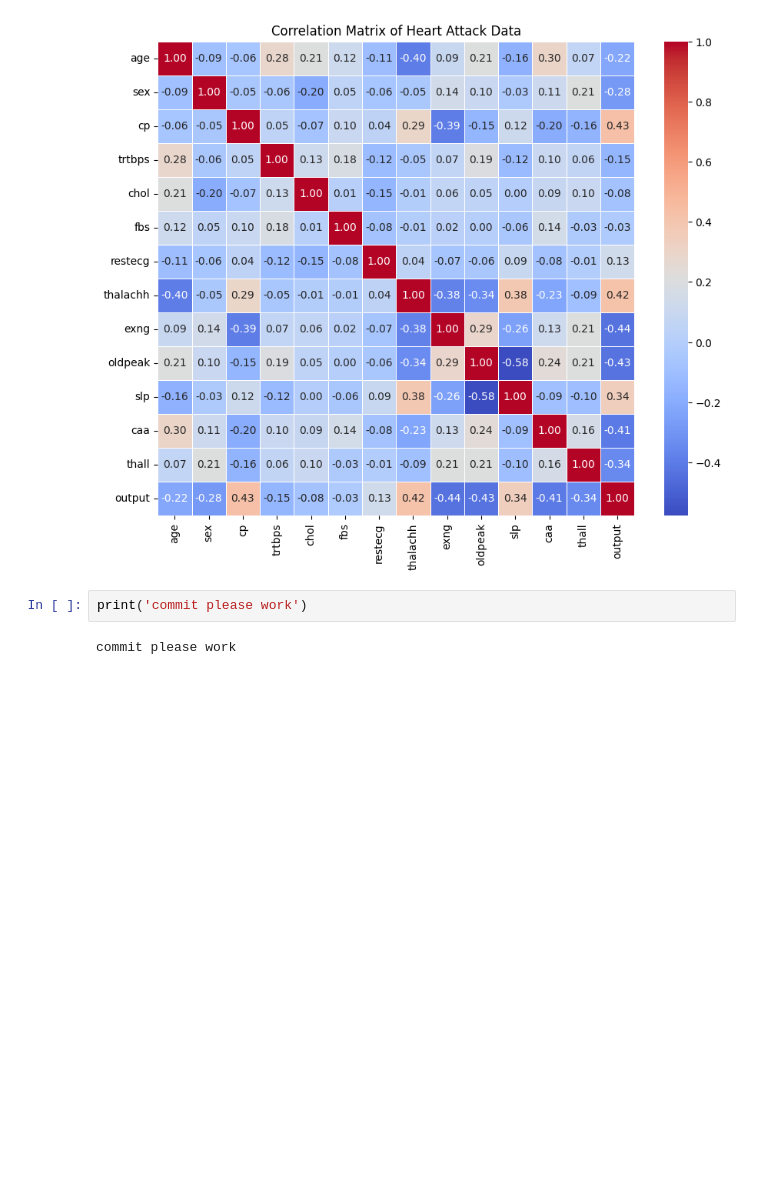
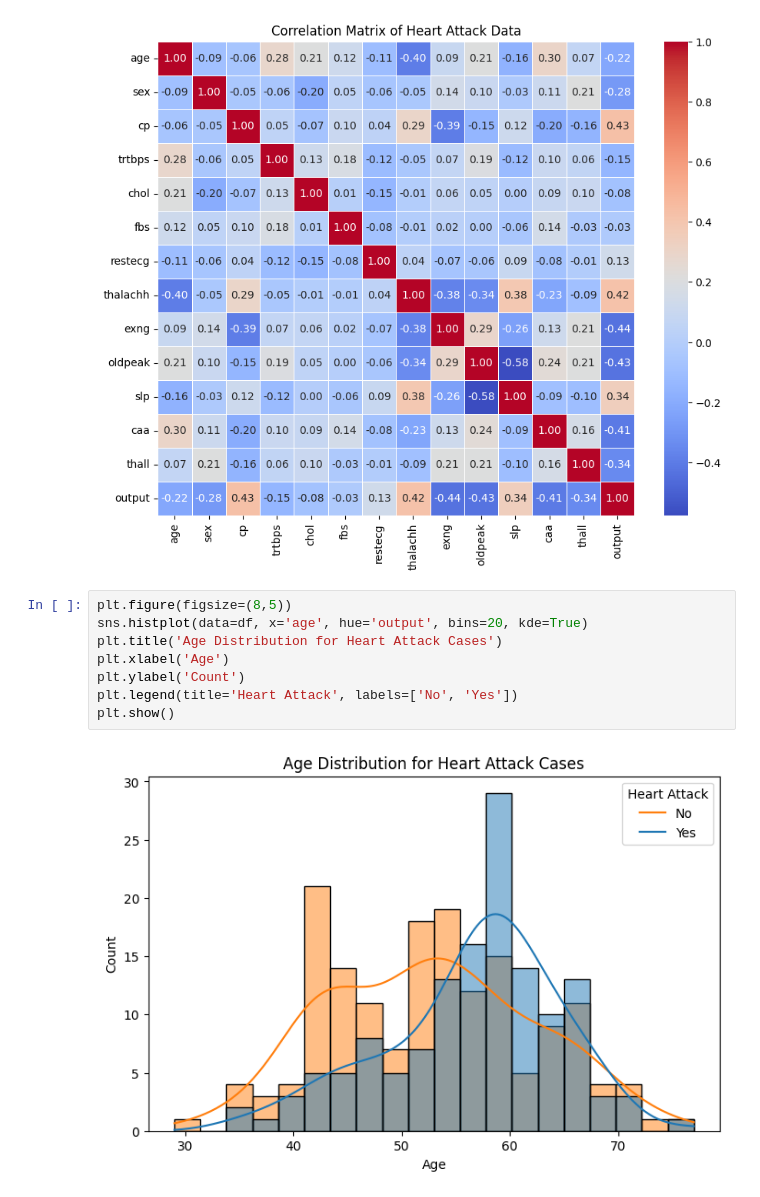
Before and after one commit to JoaquinWelch/heart_disease-proj, a Jupyter notebook: heartpred.ipynb, the cells around one changed output. Saved outputs shown, nothing was run; the diff lists cells and outputs as text; blank space fills up the shorter version.

```diff
--- a/heartpred.ipynb
+++ b/heartpred.ipynb
@@ -90,7 +90,13 @@ plt.title('Correlation Matrix of Heart Attack Data')
 plt.show()
 # %% [output]
 [figure]
-# %%
-print('commit please work')
-# %% [output]
-commit please work
+# %%
+plt.figure(figsize=(8,5))
+sns.histplot(data=df, x='age', hue='output', bins=20, kde=True)
+plt.title('Age Distribution for Heart Attack Cases')
+plt.xlabel('Age')
+plt.ylabel('Count')
+plt.legend(title='Heart Attack', labels=['No', 'Yes'])
+plt.show()
+# %% [output]
+[figure, added]
```
Also changed, not shown: parts of 1 cell of this notebook.
